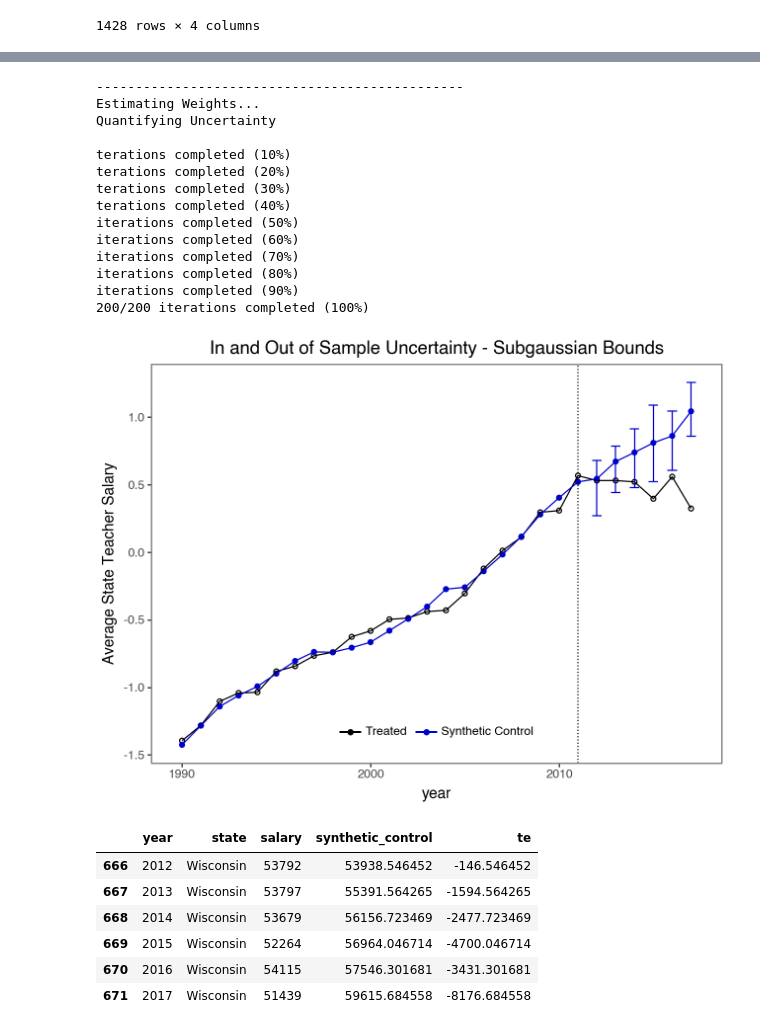
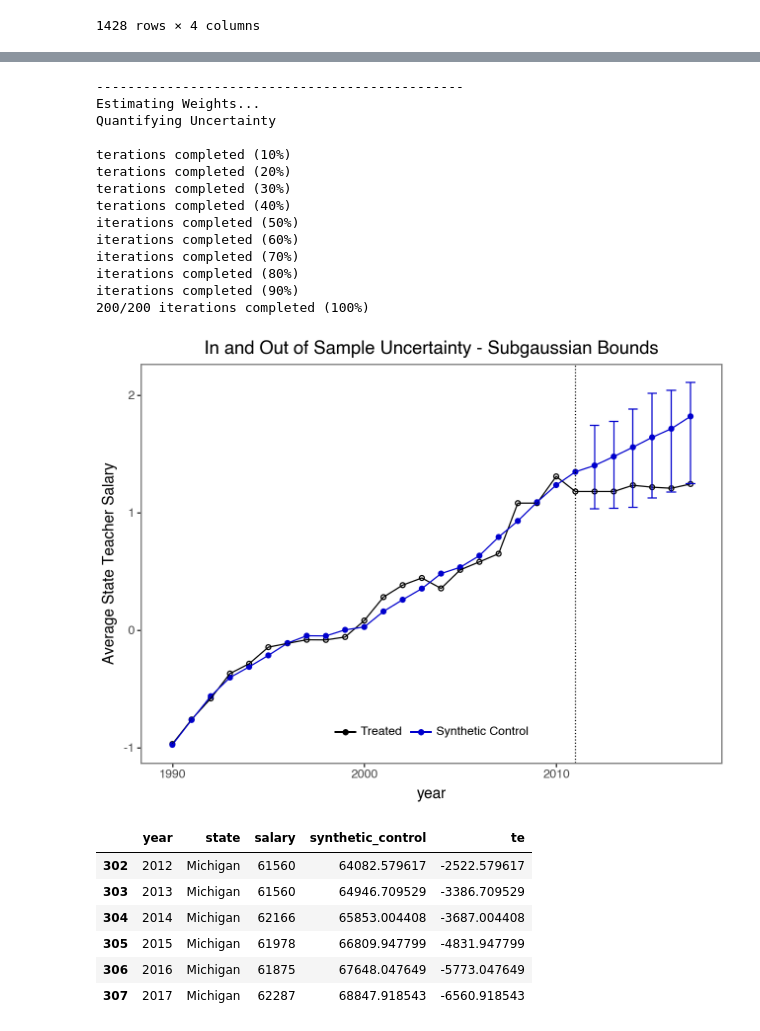
Before and after one commit to ricochn02/526-project, a Jupyter notebook: analysis_draft_synth_MI.ipynb, the cells around one changed output, grey strips where cells are left out. Drawn from its saved outputs; the diff is of its cells as text; code cells hidden in the pictures.

```diff
--- a/analysis_draft_synth_MI.ipynb
+++ b/analysis_draft_synth_MI.ipynb
@@ -85,7 +84,7 @@ df_merged["st"] = df_merged["st"].astype("string")
 states_with_fees_prohibited = df_merged[df_merged['agencyfeesprohibited'] == 1]['st'].unique()
 
 # Exclude states that ever had RTW except for Wisconsin (our sole treatment)
-df = df_merged[~((df_merged['st'].isin(states_with_fees_prohibited)) & (df_merged['st'] != 'WI'))]
+df = df_merged[~((df_merged['st'].isin(states_with_fees_prohibited)) & (df_merged['st'] != 'MI'))]
 
 df
 # %% [output]
@@ -119,7 +118,7 @@ plot + vline_WI
 # %% [output]
 [interactive output not drawn]
 # %%
-df["wisconsin"] = (df["st"] == 'WI')
+df["michigan"] = (df["st"] == 'MI')
 df["after_treatment"] = df["year"] > 2011
 # %%
 import random
@@ -134,8 +133,8 @@ df["salary_scaled"] = scaler.fit_transform(df[["salary"]])
 scdf = scdata(df = df, id_var= "state", time_var="year", outcome_var="salary_scaled",
               period_pre=df.query("not after_treatment").year.unique(),
               period_post=df.query("after_treatment").year.unique(),
-              unit_tr='Wisconsin',
-              unit_co=df.query("not wisconsin").state.unique(),
+              unit_tr='Michigan',
+              unit_co=df.query("not michigan").state.unique(),
               features=["salary_scaled"],
               cov_adj=None,
               cointegrated_data=True,
@@ -199,7 +198,7 @@ iterations completed (70%)
 iterations completed (80%)
 iterations completed (90%)
 200/200 iterations completed (100%)
-[figure, old version]
+[figure, new version]
 # %%
 sc = np.concatenate([est_si.Y_pre_fit, est_si.Y_post_fit]).reshape(-1, 1).flatten()
 
@@ -215,16 +214,16 @@ df = pd.merge(df, synth_results, on = ['year'], how = 'left')
 # %%
 # Calculate treatment effects
 df['te'] = df['salary'] - df['synthetic_control']
 
-df_te_wi = df[df['st'] == 'WI']
-df_te_wi = df_te_wi[df_te_wi['after_treatment'] == True]
-df_te_wi = df_te_wi[['year', 'state', 'salary', 'synthetic_control', 'te']]
-df_te_wi
+df_te_mi = df[df['st'] == 'MI']
+df_te_mi = df_te_mi[df_te_mi['after_treatment'] == True]
+df_te_mi = df_te_mi[['year', 'state', 'salary', 'synthetic_control', 'te']]
+df_te_mi
 # %% [output]
 |  | year | state | salary | synthetic_control | te |
-| 666 | 2012 | Wisconsin | 53792 | 53938.546452 | -146.546452 |
-| 667 | 2013 | Wisconsin | 53797 | 55391.564265 | -1594.564265 |
-| 668 | 2014 | Wisconsin | 53679 | 56156.723469 | -2477.723469 |
-| 669 | 2015 | Wisconsin | 52264 | 56964.046714 | -4700.046714 |
-| 670 | 2016 | Wisconsin | 54115 | 57546.301681 | -3431.301681 |
-| 671 | 2017 | Wisconsin | 51439 | 59615.684558 | -8176.684558 |
+| 302 | 2012 | Michigan | 61560 | 64082.579617 | -2522.579617 |
+| 303 | 2013 | Michigan | 61560 | 64946.709529 | -3386.709529 |
+| 304 | 2014 | Michigan | 62166 | 65853.004408 | -3687.004408 |
+| 305 | 2015 | Michigan | 61978 | 66809.947799 | -4831.947799 |
+| 306 | 2016 | Michigan | 61875 | 67648.047649 | -5773.047649 |
+| 307 | 2017 | Michigan | 62287 | 68847.918543 | -6560.918543 |
```
Also changed, not shown: parts of 7 cells of this notebook.
